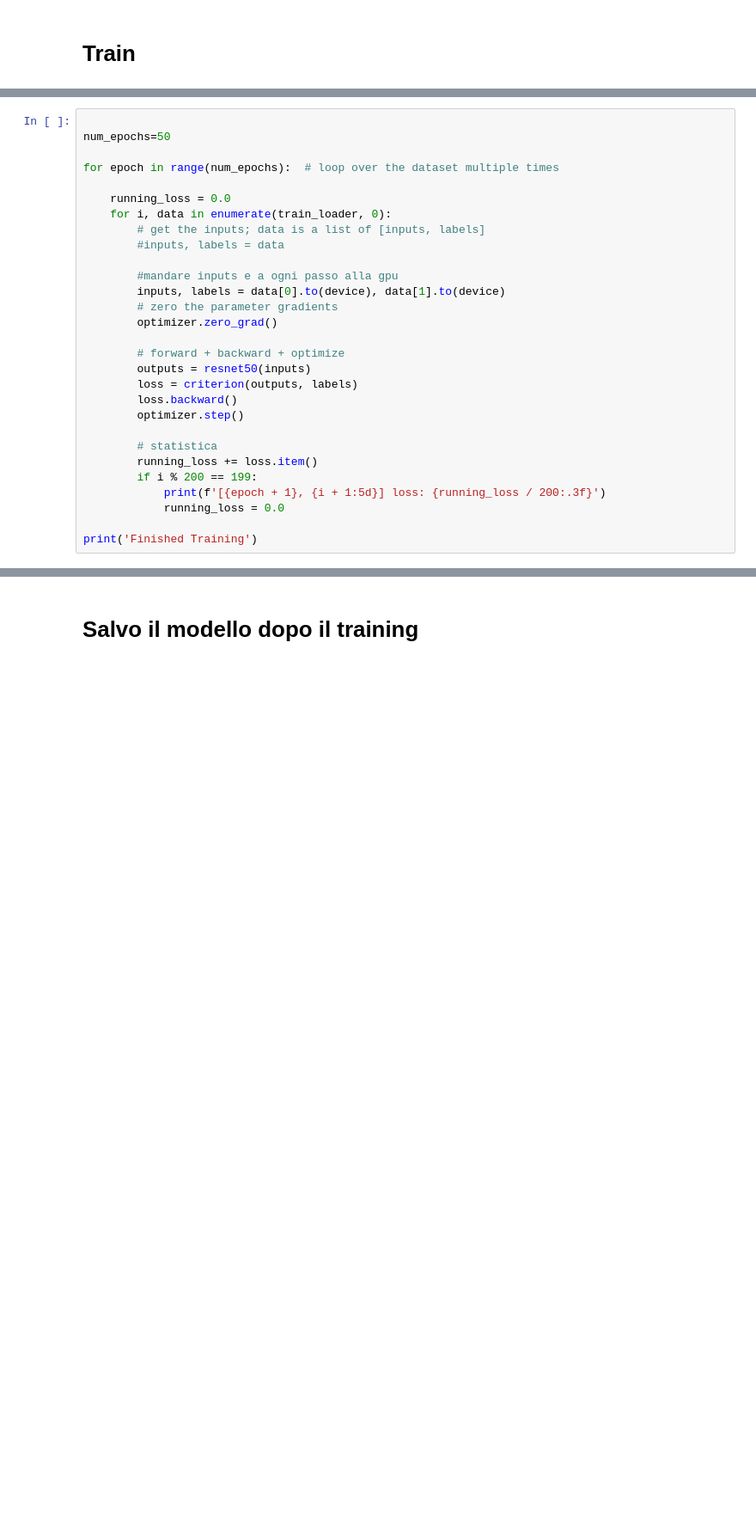
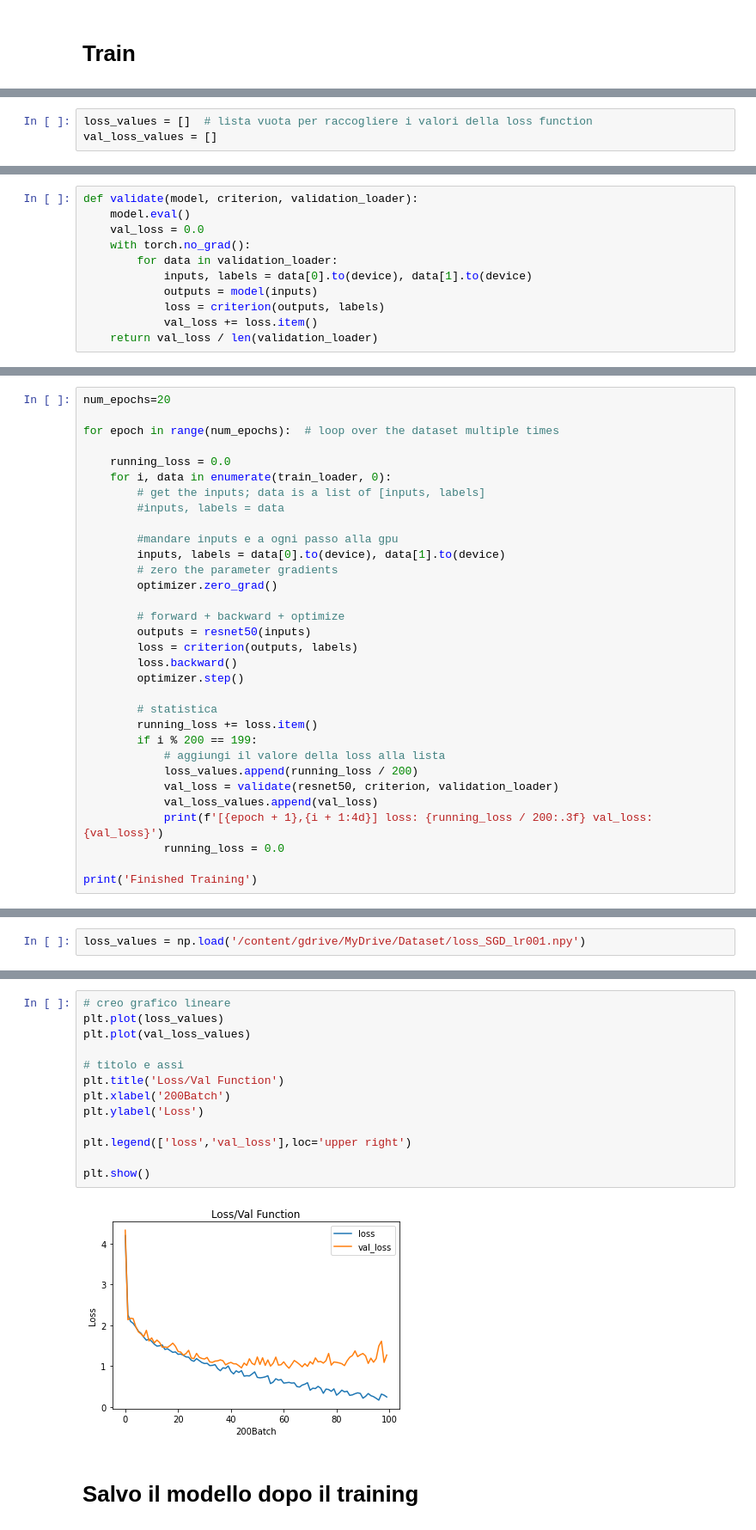
Before and after one commit to matibag1714977/LabiagiProject, a Jupyter notebook: Progetto.ipynb, the cells around one changed output, grey strips where cells are left out. Shown: that part at 86% size. Drawn from its saved outputs; the diff is of its cells as text; blank space fills up the shorter version.

```diff
--- a/Progetto.ipynb
+++ b/Progetto.ipynb
@@ -184,0 +152,3 @@ optimizer = optim.SGD(resnet50.parameters(), lr=0.001, momentum=0.9)
+# %%
+loss_values = []  # lista vuota per raccogliere i valori della loss function
+val_loss_values = []
@@ -184,0 +157,11 @@ optimizer = optim.SGD(resnet50.parameters(), lr=0.001, momentum=0.9)
+# %%
+def validate(model, criterion, validation_loader):
+    model.eval()
+    val_loss = 0.0
+    with torch.no_grad():
+        for data in validation_loader:
+            inputs, labels = data[0].to(device), data[1].to(device)
+            outputs = model(inputs)
+            loss = criterion(outputs, labels)
+            val_loss += loss.item()
+    return val_loss / len(validation_loader)
@@ -185,6 +170,5 @@ optimizer = optim.SGD(resnet50.parameters(), lr=0.001, momentum=0.9)
 # %%
-
-num_epochs=50
+num_epochs=20
 
 for epoch in range(num_epochs):  # loop over the dataset multiple times
 
@@ -207,7 +191,11 @@ for epoch in range(num_epochs):  # loop over the dataset multiple times
         # statistica
         running_loss += loss.item()
         if i % 200 == 199:
-            print(f'[{epoch + 1}, {i + 1:5d}] loss: {running_loss / 200:.3f}')
+            # aggiungi il valore della loss alla lista
+            loss_values.append(running_loss / 200)
+            val_loss = validate(resnet50, criterion, validation_loader)
+            val_loss_values.append(val_loss)
+            print(f'[{epoch + 1},{i + 1:4d}] loss: {running_loss / 200:.3f} val_loss:{val_loss}')
             running_loss = 0.0
 
 print('Finished Training')
@@ -230,0 +209,2 @@ print('Finished Training')
+# %%
+loss_values = np.load('/content/gdrive/MyDrive/Dataset/loss_SGD_lr001.npy')
@@ -231,3 +213,18 @@ print('Finished Training')
+# %%
+# creo grafico lineare
+plt.plot(loss_values)
+plt.plot(val_loss_values)
+
+# titolo e assi
+plt.title('Loss/Val Function')
+plt.xlabel('200Batch')
+plt.ylabel('Loss')
+
+plt.legend(['loss','val_loss'],loc='upper right')
+
+plt.show()
+# %% [output]
+[figure, added]
 # %% [markdown]
 # Salvo il modello dopo il training
 # %%
```
Also changed, not shown: parts of 23 cells of this notebook.
